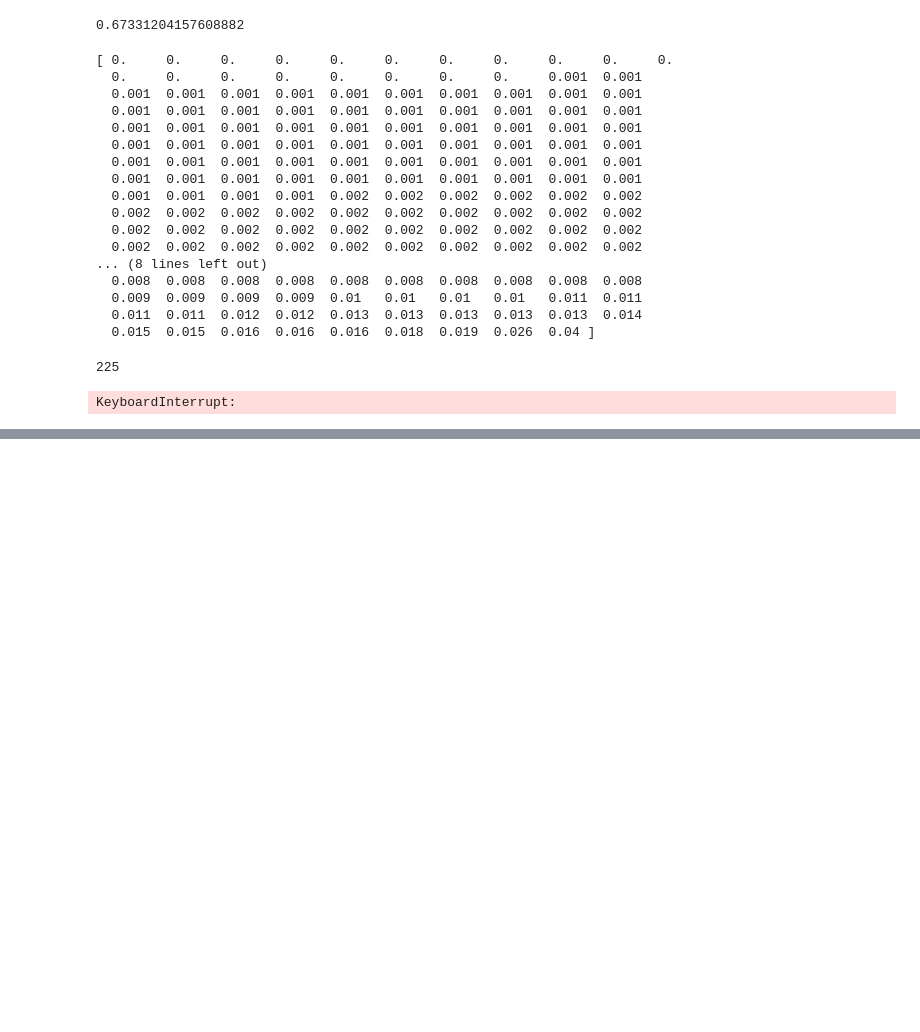
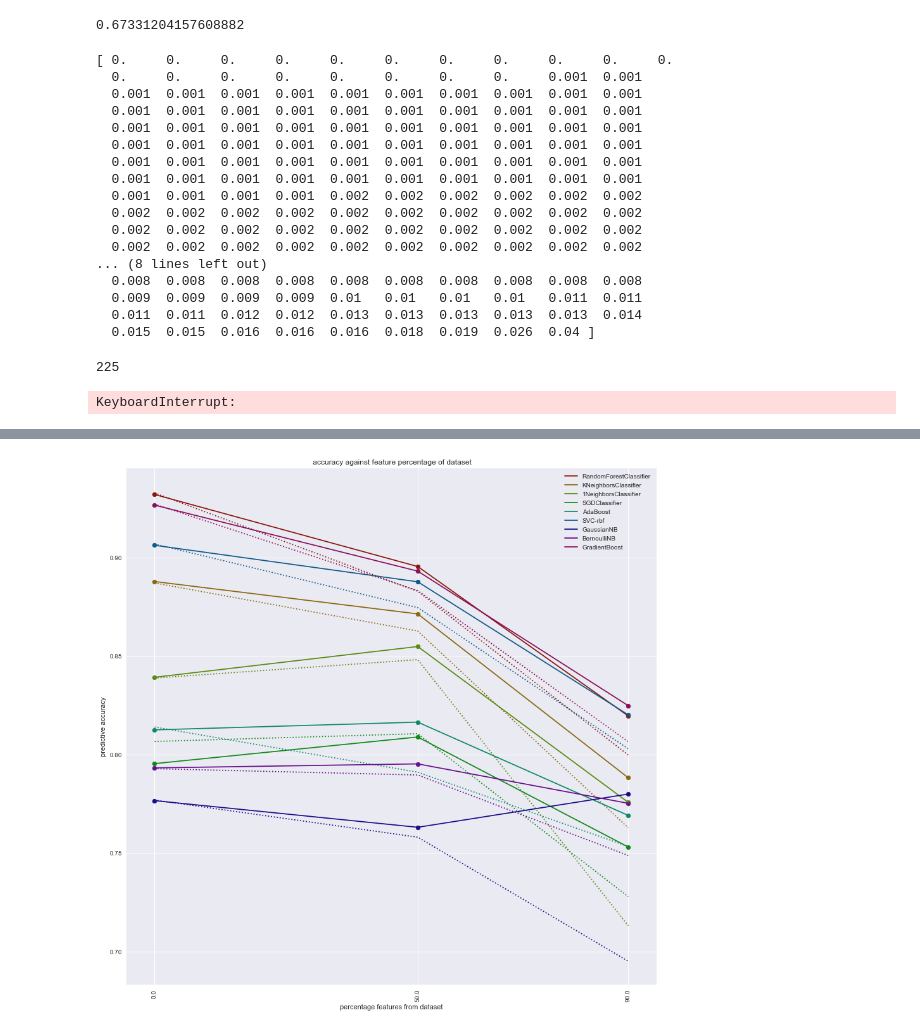
Before and after one commit to lieeuwos/Primitive_annotations, a Jupyter notebook: FeatureReduction.ipynb, the cells around one changed output, grey strips where cells are left out. Saved outputs shown, nothing was run; the diff lists cells and outputs as text; code cells hidden in the pictures; blank space fills up the shorter version.

Commit message:
Doc: Mutual information comparison

```diff
--- a/FeatureReduction.ipynb
+++ b/FeatureReduction.ipynb
@@ -74,0 +165,8 @@ KeyboardInterrupt:
+# %%
+from LocalDatasets import DoneExperiments
+# func = 'FeatureRemoveImportant'
+func = 'FeatureRemoveCorrelation'
+# func = 'FeatureRemoveMutualInformation'
+clfName = clfNames[0]
+listie = DoneExperiments(func,clfName)
+print(listie)
@@ -74,0 +192,88 @@ KeyboardInterrupt:
+# %%
+from LocalDatasets import DoneFeatureMan
+func3 = 'FeatureRemoveImportant'
+func2 = 'FeatureRemoveMutualInformation'
+
+amountList = [0.5,0.9]
+didFunc = DoneFeatureMan(func3,'1NeighborsClassifier',amountList)
+didFunc2 = DoneFeatureMan(func2,'1NeighborsClassifier',amountList)
+didList = []
+for did in didFunc:
+    if did in didFunc2:
+        didList.append(did)
+clean = 0.0
+amountList.append(clean)
+amountList.sort()
+scores = []
+scores2 = []
+
+# amountList = [0.1,0.5,0.8,0.9,1.0,1.1,1.35,1.5,2.0]
+
+# func2 = 'cvScoreFeatures4Fixed'
+for i,did in enumerate(didList):
+    scores.append([])
+    scores2.append([])
+    for clfName in clfNames:
+        score1 = []
+        score2 = []
+        for amount in amountList:
+            if not amount == clean:
+                if not checkForExist(func3,clfName,did,round(amount*(readDict(did)['NumberOfFeatures']-1))):
+                    print(func3,clfName,amount,did)
+                score1.append(read_features(func3,clfName,did,round(amount*(readDict(did)['NumberOfFeatures']-1))))
+                if not checkForExist(func2,clfName,did,round(amount*(readDict(did)['NumberOfFeatures']-1))):
+                    print(func2,clfName,amount,did)
+                score2.append(read_features(func2,clfName,did,round(amount*(readDict(did)['NumberOfFeatures']-1))))
+        scores[i].append(score1)
+        scores2[i].append(score2)
+score1= [] # func2
+score2 = [] #func
+score3 = []
+ratio = []
+for i in clfNames:
+    score1.append([0 for i in range(len(amountList))])
+    score2.append([0 for i in range(len(amountList))])
+    score3.append([0 for i in range(len(amountList)+1)])
+MaxClass = []
+for i,amount in enumerate(amountList):
+    if amount == clean:
+        middle = i
+for k,x in enumerate(scores):
+    for j in range(0,len(x)):
+        for i in range(0,len(x[j])):
+            if not middle > i:
+                score2[j][middle] = score2[j][middle] + (scores[k][j][i][0])/(len(didList)*(len(amountList)-1))
+                score2[j][i+1] = score2[j][i+1] + (scores[k][j][i][1])/len(didList)
+                score1[j][middle] = score1[j][middle] + (scores2[k][j][i][0])/(len(didList)*(len(amountList)-1))
+                score1[j][i+1] = score1[j][i+1] + (scores2[k][j][i][1])/len(didList)
+            else:
+                score2[j][middle] = score2[j][middle] + (scores[k][j][i][0])/(len(didList)*(len(amountList)-1))
+                score2[j][i] = score2[j][i] + (scores[k][j][i][1])/len(didList)
+                score1[j][middle] = score1[j][middle] + (scores2[k][j][i][0])/(len(didList)*(len(amountList)-1))
+                score1[j][i] = score1[j][i] + (scores2[k][j][i][1])/len(didList)
+
+for i,x in enumerate(amountList):
+    amountList[i] = x*100
+for i,amount in enumerate(amountList):
+    if not amount == round(amount):
+        amountList[i] = round(amount)
+amountList2 = copy(amountList)
+x_axis = amountList
+fig, ax = plt.subplots()
+_=plt.title(' accuracy against feature percentage of dataset' )
+cl = sns.hls_palette(len(score1), l=.3, s=.8)
+for i in range(0,len(clfNames)):
+#     _=ax.plot(amountList2, score1[i], color = cl[i])
+    _=ax.plot(x_axis, score2[i],label=clfNames[i], color = cl[i])
+    _=ax.scatter(x_axis, score2[i], color = cl[i])
+    _=ax.plot(x_axis, score1[i], color = cl[i], ls = ':')
+#     _=ax.plot(x_axis, score3[i], color = cl[i],ls = ':')
+_=plt.xticks(x_axis,x_axis ,rotation='vertical')
+_=plt.ylabel('predictive accuracy')
+_=plt.xlabel('percentage features from dataset')
+fig.set_figheight(15)
+fig.set_figwidth(15)
+_=ax.legend()
+plt.show()
+# %% [output]
+[figure, added]
```
Also changed, not shown: parts of 7 cells of this notebook, 10 other files.
